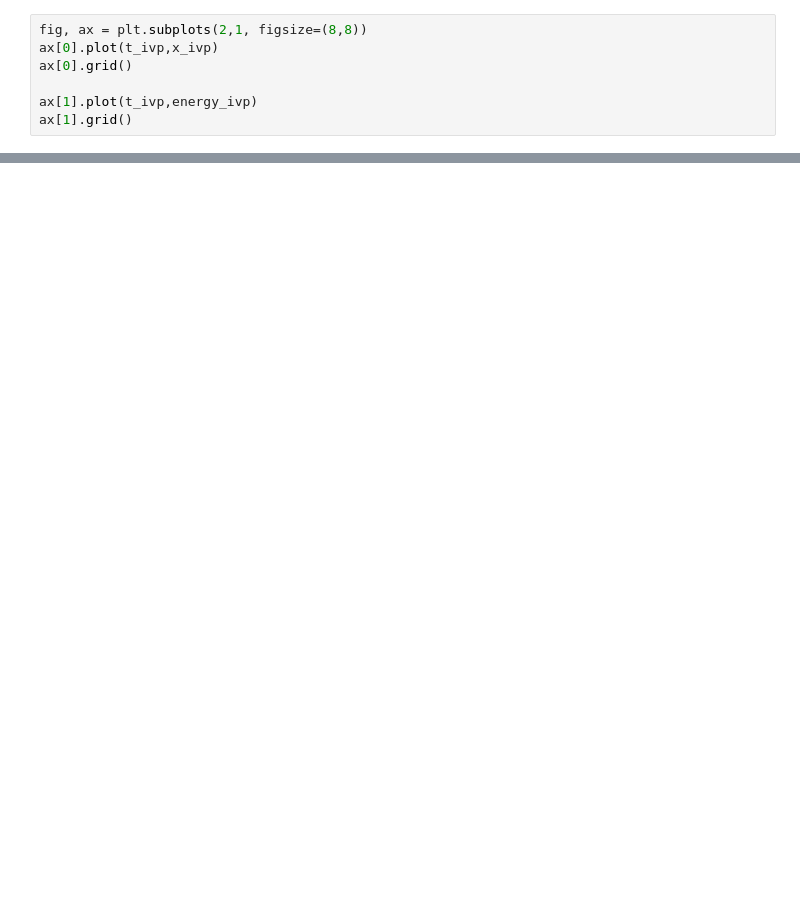
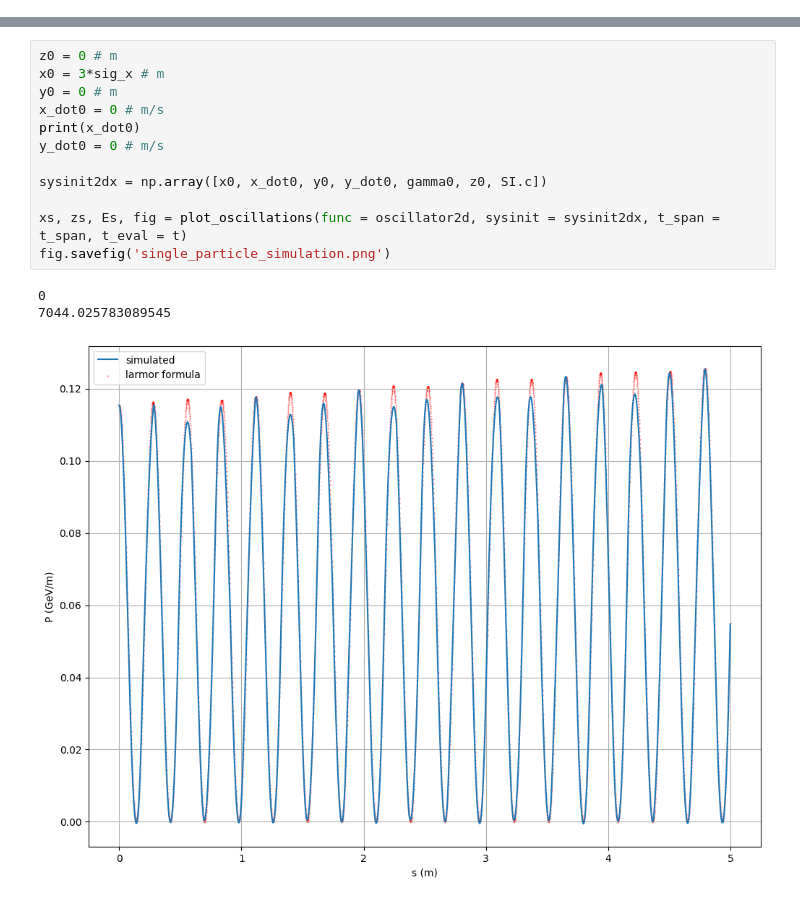
Before and after one commit to Knallvik/Master, a Jupyter notebook: OPAL_scripts/Beta_sim.ipynb, the cells around one changed output, grey strips where cells are left out. Saved outputs shown, nothing was run; the diff lists cells and outputs as text; blank space fills up the shorter version.

```diff
--- a/OPAL_scripts/Beta_sim.ipynb
+++ b/OPAL_scripts/Beta_sim.ipynb
@@ -52,7 +75,0 @@ energy_ivp = gamma_ivp*me*c**2
-# %%
-fig, ax = plt.subplots(2,1, figsize=(8,8))
-ax[0].plot(t_ivp,x_ivp)
-ax[0].grid()
-
-ax[1].plot(t_ivp,energy_ivp)
-ax[1].grid()
@@ -58,0 +139,16 @@ ax[1].grid()
+# %%
+z0 = 0 # m
+x0 = 3*sig_x # m
+y0 = 0 # m
+x_dot0 = 0 # m/s
+print(x_dot0)
+y_dot0 = 0 # m/s
+
+sysinit2dx = np.array([x0, x_dot0, y0, y_dot0, gamma0, z0, SI.c])
+
+xs, zs, Es, fig = plot_oscillations(func = oscillator2d, sysinit = sysinit2dx, t_span = t_span, t_eval = t)
+fig.savefig('single_particle_simulation.png')
+# %% [output]
+0
+7044.025783089545
+[figure, added]
```
Also changed, not shown: parts of 10 cells of this notebook, 5 other files.
